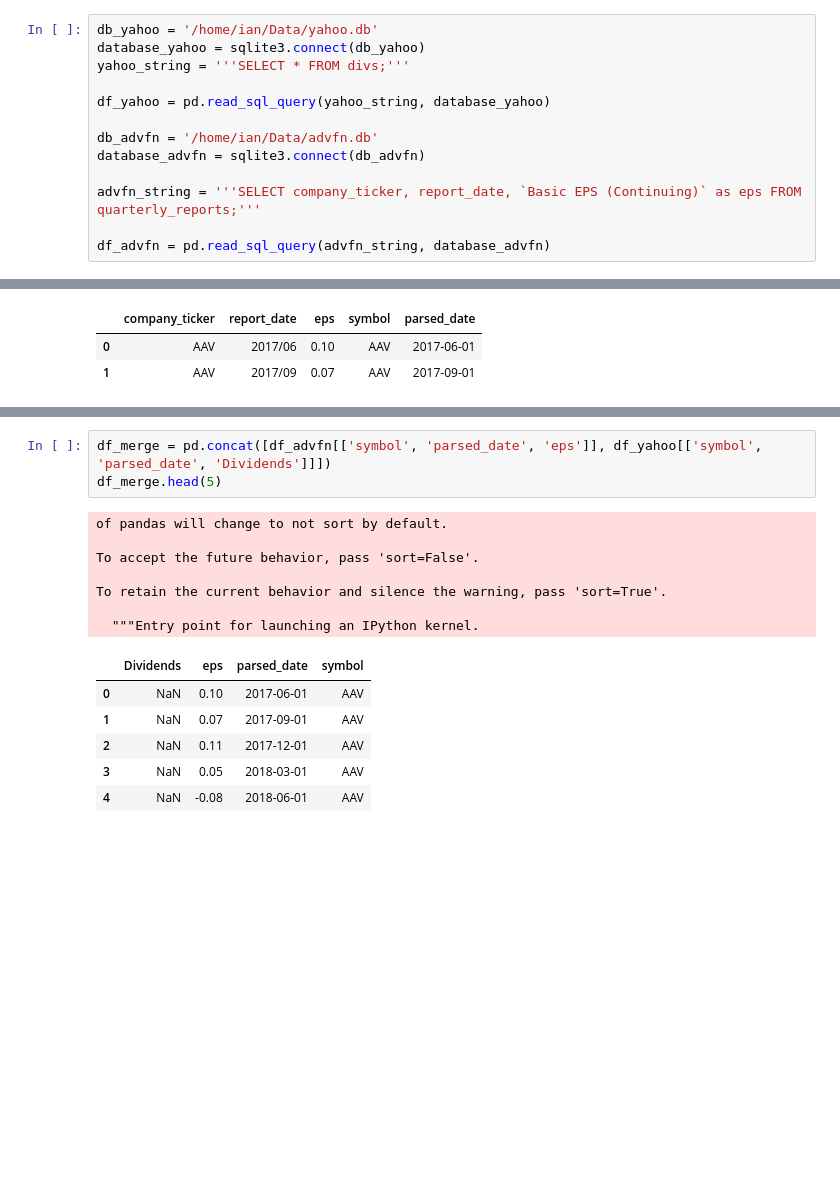
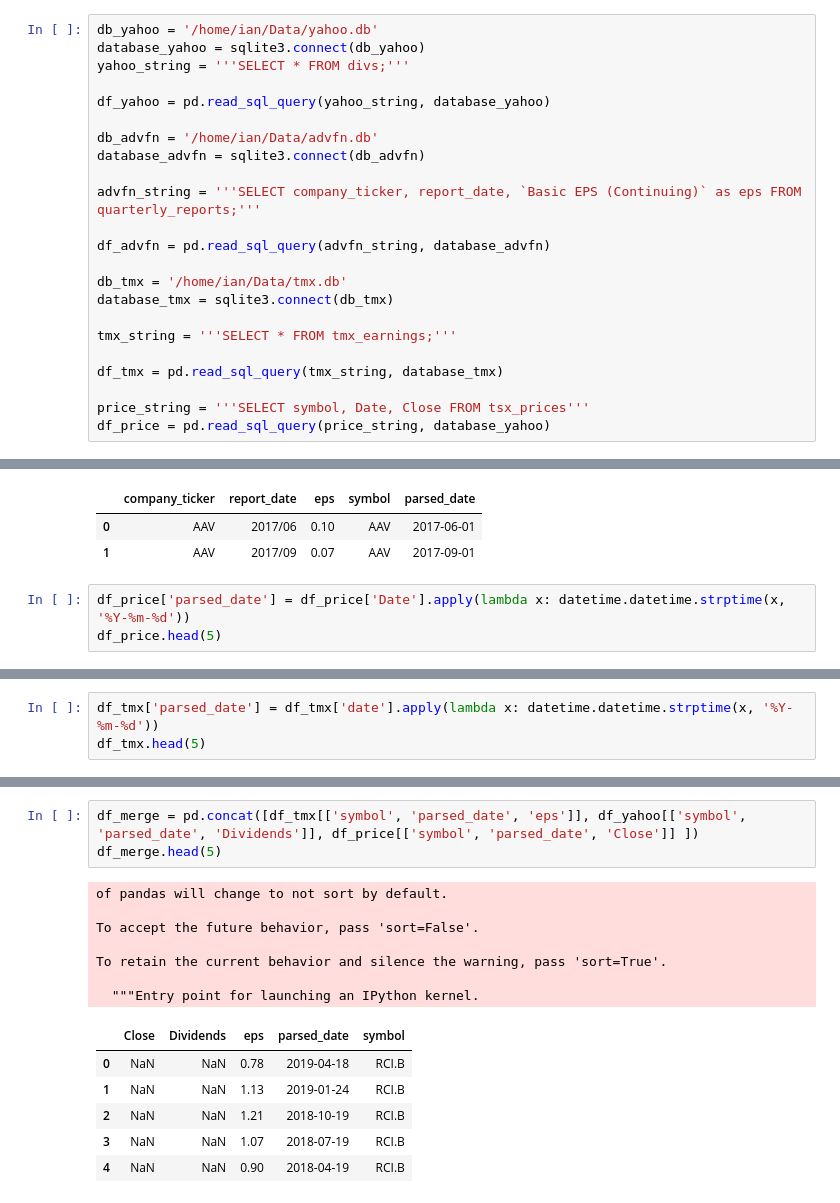
Before and after one commit to ismith1024/Finance-Scraping-Stripts, a Jupyter notebook: notebooks/advfn_yahoo_integration.ipynb, the cells around one changed output, grey strips where cells are left out. Saved outputs shown, nothing was run; the diff lists cells and outputs as text; blank space fills up the shorter version.

```diff
--- a/notebooks/advfn_yahoo_integration.ipynb
+++ b/notebooks/advfn_yahoo_integration.ipynb
@@ -19,6 +19,16 @@ database_advfn = sqlite3.connect(db_advfn)
 advfn_string = '''SELECT company_ticker, report_date, `Basic EPS (Continuing)` as eps FROM quarterly_reports;'''
 
 df_advfn = pd.read_sql_query(advfn_string, database_advfn)
+
+db_tmx = '/home/ian/Data/tmx.db'
+database_tmx = sqlite3.connect(db_tmx)
+
+tmx_string = '''SELECT * FROM tmx_earnings;'''
+
+df_tmx = pd.read_sql_query(tmx_string, database_tmx)
+
+price_string = '''SELECT symbol, Date, Close FROM tsx_prices'''
+df_price = pd.read_sql_query(price_string, database_yahoo)
 # %%
 df_advfn['symbol'] = df_advfn['company_ticker'].apply(lambda x: x.replace('.', '-'))
 # %%
@@ -55,3 +65,6 @@ df_advfn.head(2)
 |  | company_ticker | report_date | eps | symbol | parsed_date |
 | 0 | AAV | 2017/06 | 0.10 | AAV | 2017-06-01 |
 | 1 | AAV | 2017/09 | 0.07 | AAV | 2017-09-01 |
+# %%
+df_price['parsed_date'] = df_price['Date'].apply(lambda x: datetime.datetime.strptime(x, '%Y-%m-%d'))
+df_price.head(5)
@@ -57,0 +78,3 @@ df_advfn.head(2)
+# %%
+df_tmx['parsed_date'] = df_tmx['date'].apply(lambda x: datetime.datetime.strptime(x, '%Y-%m-%d'))
+df_tmx.head(5)
@@ -58,19 +88,19 @@ df_advfn.head(2)
 # %%
-df_merge = pd.concat([df_advfn[['symbol', 'parsed_date', 'eps']], df_yahoo[['symbol', 'parsed_date', 'Dividends']]])
+df_merge = pd.concat([df_tmx[['symbol', 'parsed_date', 'eps']], df_yahoo[['symbol', 'parsed_date', 'Dividends']], df_price[['symbol', 'parsed_date', 'Close']] ])
 df_merge.head(5)
 # %% [output]
 of pandas will change to not sort by default.
 
 To accept the future behavior, pass 'sort=False'.
 
 To retain the current behavior and silence the warning, pass 'sort=True'.
 
   """Entry point for launching an IPython kernel.
-|  | Dividends | eps | parsed_date | symbol |
-| 0 | NaN | 0.10 | 2017-06-01 | AAV |
-| 1 | NaN | 0.07 | 2017-09-01 | AAV |
-| 2 | NaN | 0.11 | 2017-12-01 | AAV |
-| 3 | NaN | 0.05 | 2018-03-01 | AAV |
-| 4 | NaN | -0.08 | 2018-06-01 | AAV |
+|  | Close | Dividends | eps | parsed_date | symbol |
+| 0 | NaN | NaN | 0.78 | 2019-04-18 | RCI.B |
+| 1 | NaN | NaN | 1.13 | 2019-01-24 | RCI.B |
+| 2 | NaN | NaN | 1.21 | 2018-10-19 | RCI.B |
+| 3 | NaN | NaN | 1.07 | 2018-07-19 | RCI.B |
+| 4 | NaN | NaN | 0.90 | 2018-04-19 | RCI.B |
 # %%
 df_merge.sort_values(by = ['symbol','parsed_date','Dividends'], ascending = [True, False, False], inplace = True )
```
Also changed, not shown: parts of 5 cells of this notebook.
